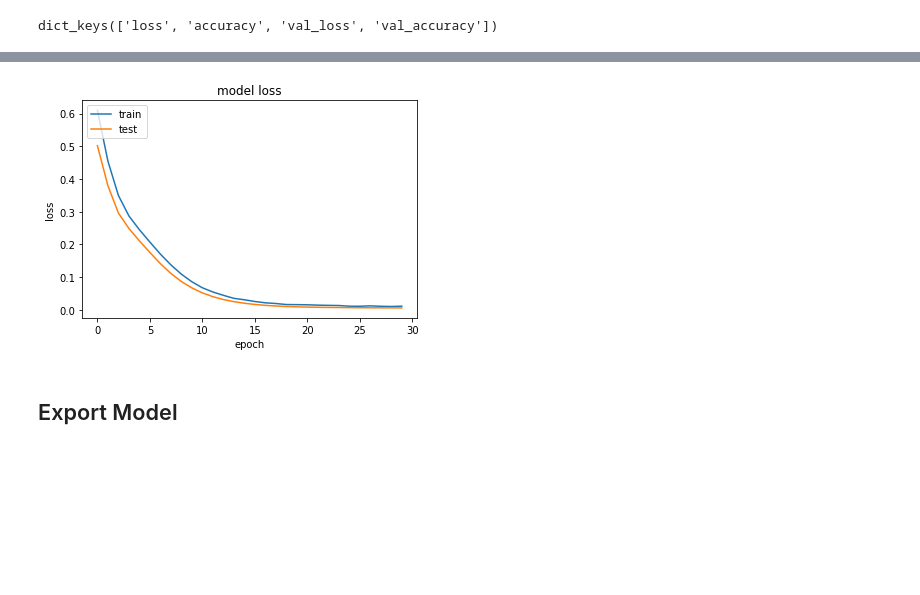
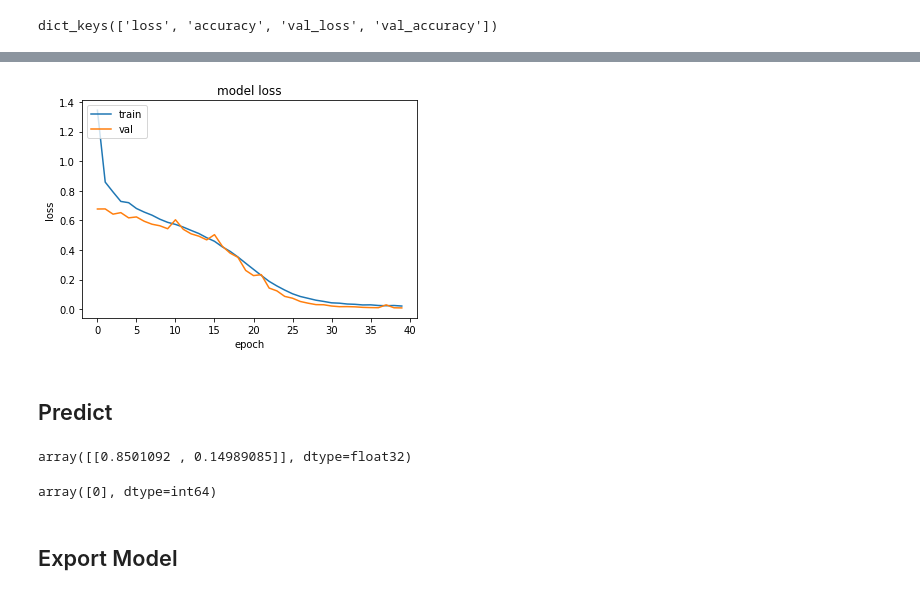
Before and after one commit to kavindaperera/nova-shield-proximity-classification, a Jupyter notebook: Sequential Model.ipynb, the cells around one changed output, grey strips where cells are left out. Saved outputs shown, nothing was run; the diff lists cells and outputs as text; code cells hidden in the pictures; blank space fills up the shorter version.

```diff
--- a/Sequential Model.ipynb
+++ b/Sequential Model.ipynb
@@ -23,3 +39,5 @@ scaled_train_samples = scaler.fit_transform(train_samples.reshape(-1,1))
+# %%
+scaled_train_samples = train_samples.reshape(-1,1)
 # %%
 print(scaled_train_samples)
 # %% [output]
@@ -59,6 +77,7 @@ Avaialble:  0
 model = Sequential([
     Dense(units=128, input_shape=(1,), activation='relu'), # first hidden layer - 128 neurons
     Dropout(rate =  0.25),
+    Dense(units=128, activation='relu'),
     Dense(units=2, activation='softmax')
 ])
 # %%
@@ -85,5 +106,5 @@ visualkeras.layered_view(model)
 # %%
 model.compile(optimizer=Adam(learning_rate=0.0001), loss='sparse_categorical_crossentropy', metrics=['accuracy'])
 # %%
-history = model.fit(x=scaled_train_samples, y=train_labels, validation_split=0.1, batch_size=10, epochs=30, shuffle=True, verbose=2)
+history = model.fit(x=scaled_train_samples, y=train_labels, validation_split=0.1, batch_size=10, epochs=40, shuffle=True, verbose=2)
 # %% [output]
@@ -123,11 +145,14 @@ plt.show()
 # %%
 # summarize history for loss
 plt.plot(history.history['loss'])
 plt.plot(history.history['val_loss'])
 plt.title('model loss')
 plt.ylabel('loss')
 plt.xlabel('epoch')
-plt.legend(['train', 'test'], loc='upper left')
+plt.legend(['train', 'val'], loc='upper left')
+plt.savefig('plots/loss_2denselayers_hiddenlayersize128.png')
 plt.show()
 # %% [output]
-[figure, old version]
+[figure, new version]
+# %% [markdown]
+## Predict
@@ -133,0 +161,4 @@ plt.show()
+# %%
+prediction
+# %% [output]
+array([[0.8501092 , 0.14989085]], dtype=float32)
@@ -134,3 +167,7 @@ plt.show()
+# %%
+rounded_prediction
+# %% [output]
+array([0], dtype=int64)
 # %% [markdown]
 ## Export Model
 # %%
```
Also changed, not shown: parts of 10 cells of this notebook, 4 other files.
